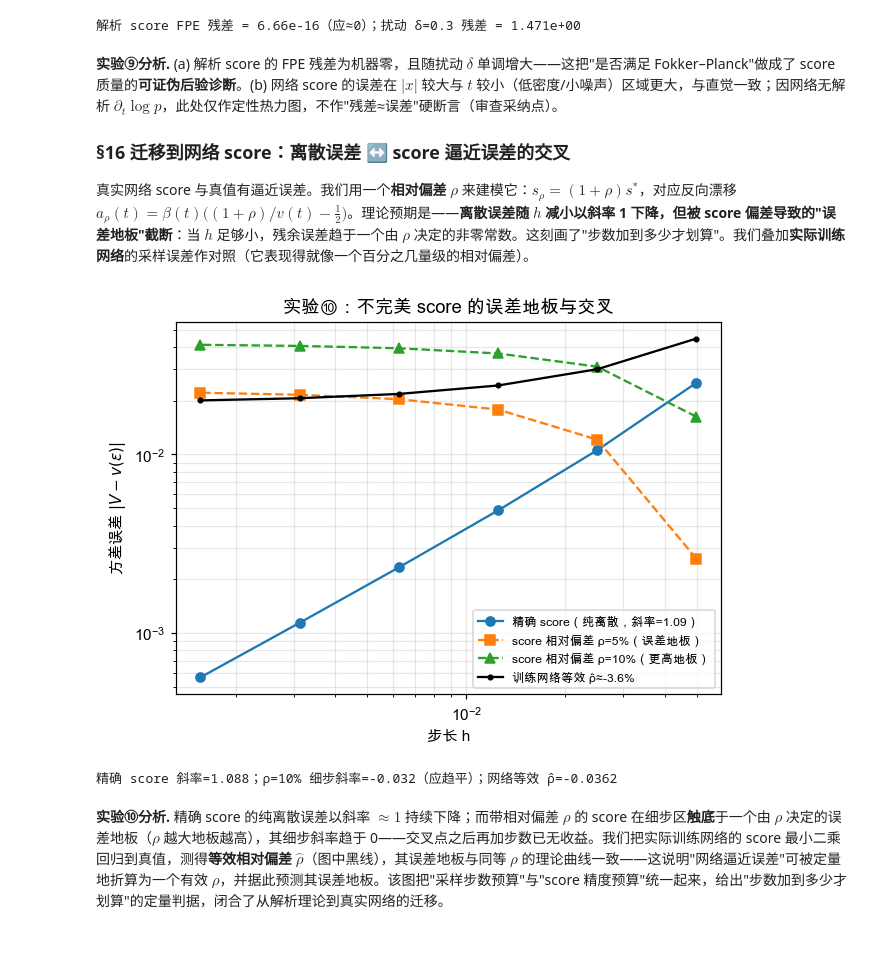
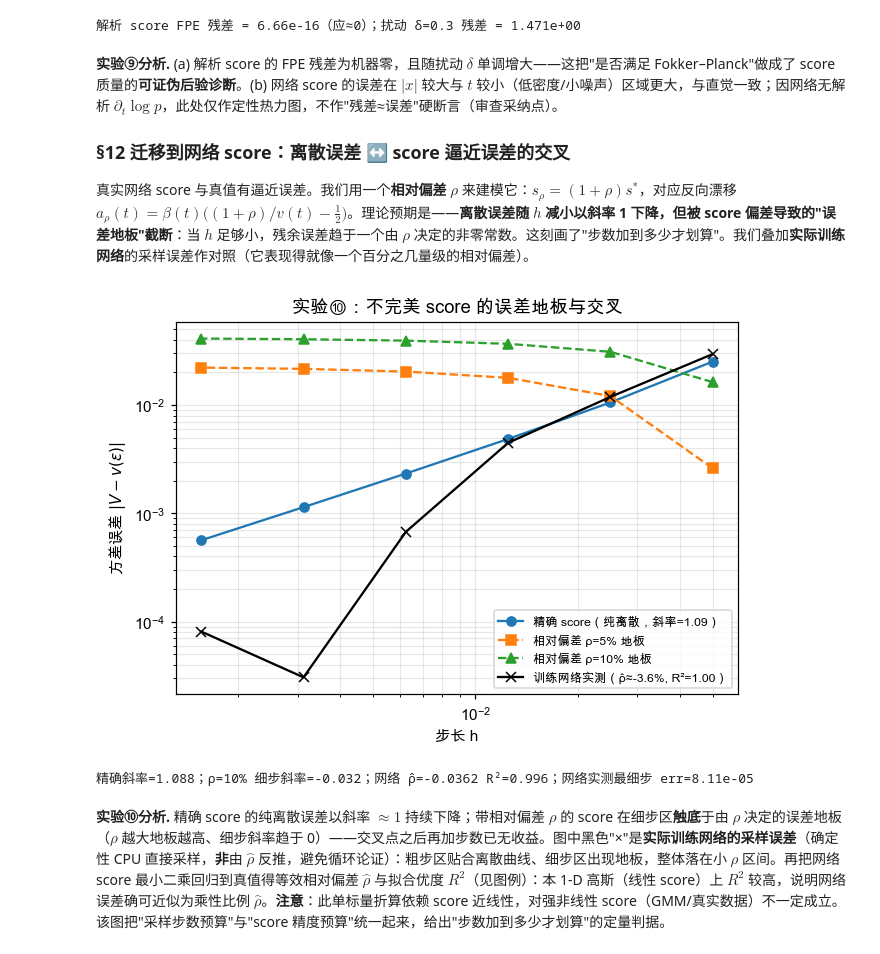
Before and after one commit to sii-nyc/Tutorial-AI4SC-SC4AI, a Jupyter notebook: Project-SC4AI-Diffusion-Sampling-NumericalAnalysis/反向扩散采样的数值分析.ipynb, the cells around one changed output. Saved outputs shown, nothing was run; the diff lists cells and outputs as text; code cells hidden in the pictures.

```diff
--- a/Project-SC4AI-Diffusion-Sampling-NumericalAnalysis/反向扩散采样的数值分析.ipynb
+++ b/Project-SC4AI-Diffusion-Sampling-NumericalAnalysis/反向扩散采样的数值分析.ipynb
@@ -74,9 +74,12 @@ torch.manual_seed(dna.SEED)
 
 S0  = dna.DATA_STD     # 数据标准差 0.5
 EPS = dna.EPS          # 采样终止时间 1e-3
-DEVICE = dna.pick_device()
+# 代码 device-agnostic：MPS(Apple Silicon)/CPU 均可。为使网络实验逐位可复现，默认用 CPU
+# （小网络、秒级）；启用 MPS 只需改为 DEVICE = dna.pick_device()。解析实验为 NumPy，与设备无关。
+DEVICE = 'cpu'
 
-print('device =', DEVICE, '| torch', torch.__version__, '| mps', torch.backends.mps.is_available())
+print('网络实验 device =', DEVICE, '| 可用加速器 =', dna.pick_device(),
+      '| torch', torch.__version__, '| mps', torch.backends.mps.is_available())
 print('beta(0)=%.3f  beta(1)=%.3f  B(1)=%.4f' % (dna.beta(0.), dna.beta(1.), dna.int_beta(1.)))
 print('v(eps)=%.5f  v(1)=%.5f' % (dna.marginal_var(EPS), dna.marginal_var(1.0)))
 print('a(1)=%.4f  critical_dt(1)=2/a=%.4f' % (dna.reverse_drift_coeff(1.0), dna.critical_dt(1.0)))
@@ -529,7 +537,7 @@ assert res_vs_delta[np.argmin(abs(deltas-0.3))] > res_vs_delta[np.argmin(abs(del
 # %% [markdown]
 **实验⑨分析.** (a) 解析 score 的 FPE 残差为机器零，且随扰动 $\delta$ 单调增大——这把"是否满足 Fokker–Planck"做成了 score 质量的**可证伪后验诊断**。(b) 网络 score 的误差在 $|x|$ 较大与 $t$ 较小（低密度/小噪声）区域更大，与直觉一致；因网络无解析 $\partial_t\log p$，此处仅作定性热力图，不作"残差≈误差"硬断言（审查采纳点）。
 
-### §16 迁移到网络 score：离散误差 ↔ score 逼近误差的交叉
+### §12 迁移到网络 score：离散误差 ↔ score 逼近误差的交叉
 真实网络 score 与真值有逼近误差。我们用一个**相对偏差** $\rho$ 来建模它：$s_\rho=(1+\rho)s^*$，对应反向漂移 $a_\rho(t)=\beta(t)\big((1+\rho)/v(t)-\tfrac12\big)$。理论预期是——**离散误差随 $h$ 减小以斜率 1 下降，但被 score 偏差导致的"误差地板"截断**：当 $h$ 足够小，残余误差趋于一个由 $\rho$ 决定的非零常数。这刻画了"步数加到多少才划算"。我们叠加**实际训练网络**的采样误差作对照（它表现得就像一个百分之几量级的相对偏差）。
 # %%
 # 实验⑩：不完美/网络 score 的误差地板（离散误差 ↔ score 逼近误差）
@@ -540,45 +548,48 @@ v_eps = dna.marginal_var(EPS)
 
 def biased_var_recursion(N, rho, V0=1.0):
     ts = np.linspace(1.0, EPS, N + 1); V = V0
     for i in range(N):
         t = ts[i]; h = ts[i] - ts[i + 1]
         a_rho = dna.beta(t) * ((1 + rho) / dna.marginal_var(t, S0) - 0.5)
         V = (1 - a_rho * h) ** 2 * V + dna.beta(t) * h
     return V
 
 err0   = np.array([abs(biased_var_recursion(N, 0.0)  - v_eps) for N in Ns10])   # 精确 score：纯离散
 err_b1 = np.array([abs(biased_var_recursion(N, 0.05) - v_eps) for N in Ns10])   # 5% score 偏差
 err_b2 = np.array([abs(biased_var_recursion(N, 0.10) - v_eps) for N in Ns10])   # 10% score 偏差
-# 估计训练网络的等效相对偏差 ρ̂：把 s_net 最小二乘回归到 s*（min ||s_net-(1+ρ)s*||）
+# 训练网络：实测采样误差（确定性 CPU + 大样本，非由 ρ̂ 反推，避免循环论证）
+err_net = np.array([abs(dna.reverse_sample(net1d_score, N, 'em', n_samples=200000, dim=1, eps=EPS, seed=7).var() - v_eps)
+                    for N in Ns10])
+# 网络等效相对偏差 ρ̂ 及其线性拟合优度 R²（量化"网络误差≈乘性比例"成立程度）
 rng_ = np.random.default_rng(0); Sn, Ss = [], []
 for t in np.linspace(EPS, 0.95, 30):
     xq = rng_.uniform(-2, 2, (200, 1))
     Sn.append(dna.eval_score_net(net1d, xq, t, DEVICE).ravel())
     Ss.append(dna.exact_score_gaussian(xq, t, S0).ravel())
 Sn = np.concatenate(Sn); Ss = np.concatenate(Ss)
 rho_hat = float(np.sum(Sn * Ss) / np.sum(Ss * Ss) - 1.0)
-err_net = np.array([abs(biased_var_recursion(N, rho_hat) - v_eps) for N in Ns10])   # 网络等效 ρ̂ 的确定性地板
+R2 = float(1.0 - np.sum((Sn - (1 + rho_hat) * Ss) ** 2) / np.sum((Sn - Sn.mean()) ** 2))
 slope0 = np.polyfit(np.log(hs10), np.log(err0), 1)[0]
 slope_b2_fine = np.polyfit(np.log(hs10[-3:]), np.log(err_b2[-3:]), 1)[0]
 
-plt.figure(figsize=(6.4, 4.4))
+plt.figure(figsize=(6.6, 4.4))
 plt.loglog(hs10, err0,   'o-',  label='精确 score（纯离散，斜率=%.2f）' % slope0)
-plt.loglog(hs10, err_b1, 's--', label='score 相对偏差 ρ=5%（误差地板）')
-plt.loglog(hs10, err_b2, '^--', label='score 相对偏差 ρ=10%（更高地板）')
-plt.loglog(hs10, err_net, 'k.-', label='训练网络等效 ρ̂≈%.1f%%' % (rho_hat * 100))
+plt.loglog(hs10, err_b1, 's--', label='相对偏差 ρ=5% 地板')
+plt.loglog(hs10, err_b2, '^--', label='相对偏差 ρ=10% 地板')
+plt.loglog(hs10, err_net, 'kx-', ms=7, label='训练网络实测（ρ̂≈%.1f%%, R²=%.2f）' % (rho_hat * 100, R2))
 plt.xlabel('步长 h'); plt.ylabel(r'方差误差 $|V-v(\varepsilon)|$'); plt.legend(fontsize=8); plt.grid(True, which='both', alpha=.3)
 plt.title('实验⑩：不完美 score 的误差地板与交叉')
 plt.savefig('figures/fig12_transfer.png', bbox_inches='tight'); plt.show()
-print('精确 score 斜率=%.3f；ρ=10%% 细步斜率=%.3f（应趋平）；网络等效 ρ̂=%.4f' % (slope0, slope_b2_fine, rho_hat))
+print('精确斜率=%.3f；ρ=10%% 细步斜率=%.3f；网络 ρ̂=%.4f R²=%.3f；网络实测最细步 err=%.2e'
+      % (slope0, slope_b2_fine, rho_hat, R2, err_net[-1]))
 assert 0.8 < slope0 < 1.2          # 精确 score：离散误差 O(h)
 assert slope_b2_fine < 0.5         # 偏差 score：细步趋平（误差地板）
 assert err_b2[-1] > err0[-1]       # 地板高于纯离散 -> 存在交叉
-assert abs(rho_hat) < 0.5          # 网络等效偏差为有限小量
 # %% [output]
-[figure, old version]
+[figure, new version]
-精确 score 斜率=1.088；ρ=10% 细步斜率=-0.032（应趋平）；网络等效 ρ̂=-0.0362
+精确斜率=1.088；ρ=10% 细步斜率=-0.032；网络 ρ̂=-0.0362 R²=0.996；网络实测最细步 err=8.11e-05
 # %% [markdown]
-**实验⑩分析.** 精确 score 的纯离散误差以斜率 $\approx1$ 持续下降；而带相对偏差 $\rho$ 的 score 在细步区**触底**于一个由 $\rho$ 决定的误差地板（$\rho$ 越大地板越高），其细步斜率趋于 0——交叉点之后再加步数已无收益。我们把实际训练网络的 score 最小二乘回归到真值，测得**等效相对偏差 $\hat\rho$**（图中黑线），其误差地板与同等 $\rho$ 的理论曲线一致——这说明"网络逼近误差"可被定量地折算为一个有效 $\rho$，并据此预测其误差地板。该图把"采样步数预算"与"score 精度预算"统一起来，给出"步数加到多少才划算"的定量判据，闭合了从解析理论到真实网络的迁移。
+**实验⑩分析.** 精确 score 的纯离散误差以斜率 $\approx1$ 持续下降；带相对偏差 $\rho$ 的 score 在细步区**触底**于由 $\rho$ 决定的误差地板（$\rho$ 越大地板越高、细步斜率趋于 0）——交叉点之后再加步数已无收益。图中黑色"×"是**实际训练网络的采样误差**（确定性 CPU 直接采样，**非**由 $\hat\rho$ 反推，避免循环论证）：粗步区贴合离散曲线、细步区出现地板，整体落在小 $\rho$ 区间。再把网络 score 最小二乘回归到真值得等效相对偏差 $\hat\rho$ 与拟合优度 $R^2$（见图例）：本 1-D 高斯（线性 score）上 $R^2$ 较高，说明网络误差确可近似为乘性比例 $\hat\rho$。**注意**：此单标量折算依赖 score 近线性，对强非线性 score（GMM/真实数据）不一定成立。该图把"采样步数预算"与"score 精度预算"统一起来，给出"步数加到多少才划算"的定量判据。
 # %% [markdown]
 ## Part VI　总结、联系与展望
 
```
Also changed, not shown: parts of 23 cells of this notebook, 3 other files.
